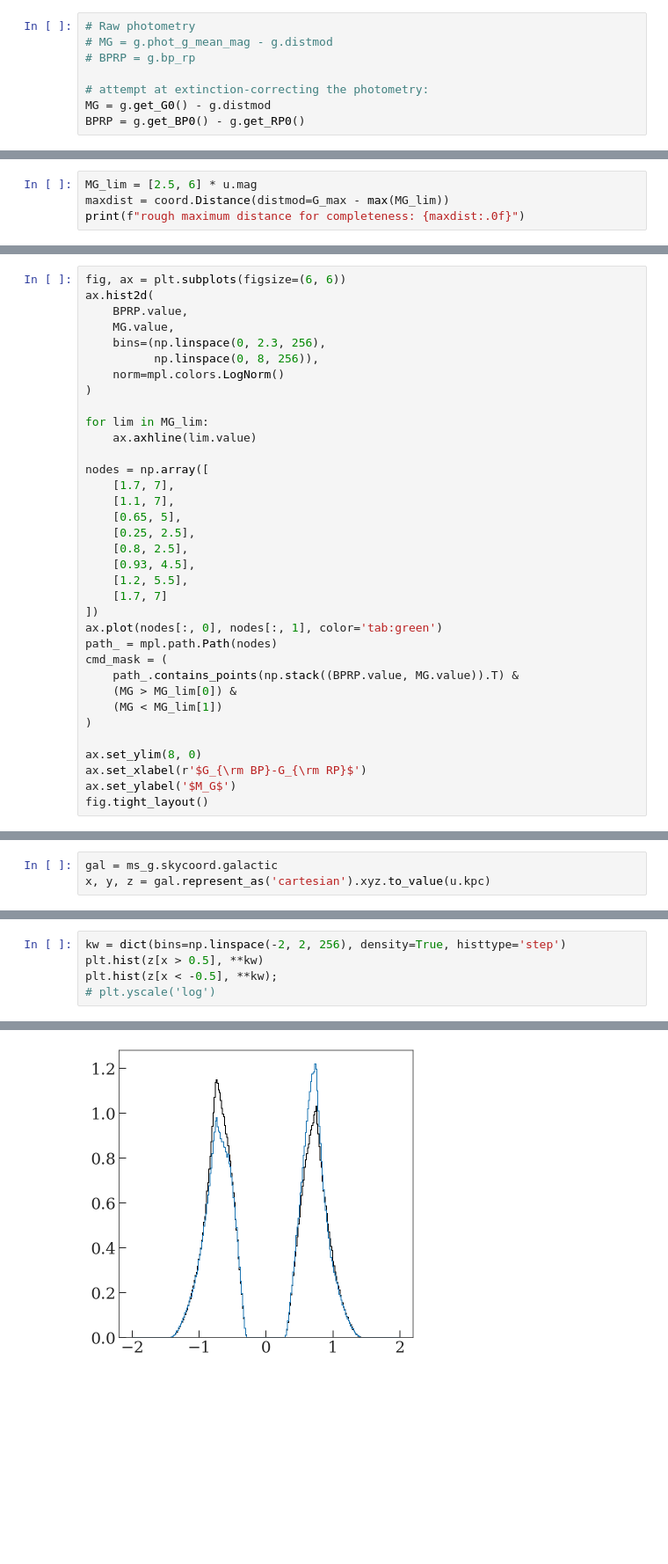
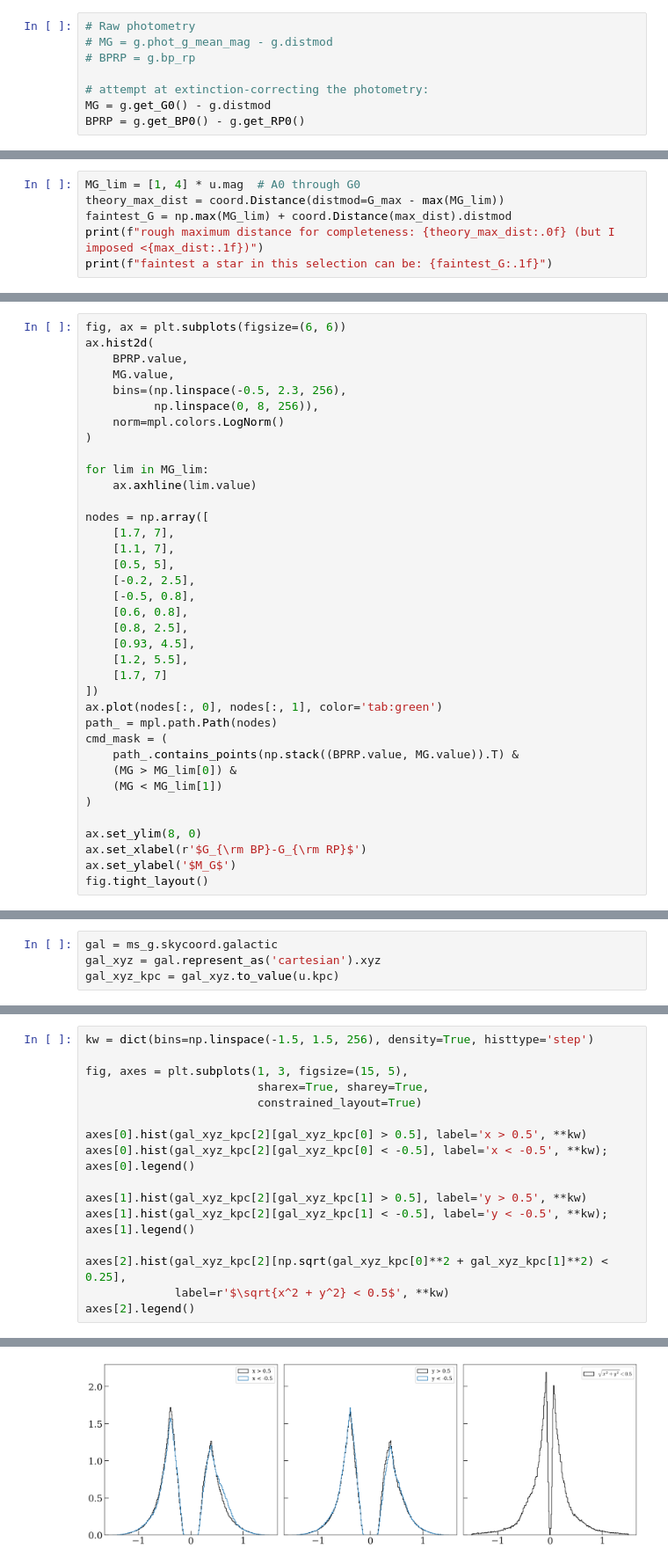
Before and after one commit to adrn/solar-velocity, a Jupyter notebook: notebooks/Midplane.ipynb, the cells around one changed output, grey strips where cells are left out. Shown at 88% size. Saved outputs shown, nothing was run; the diff lists cells and outputs as text; blank space fills up the shorter version.

```diff
--- a/notebooks/Midplane.ipynb
+++ b/notebooks/Midplane.ipynb
@@ -73,6 +114,8 @@ Select the upper main sequence (but not too upper, and remove the giant branch).
 https://www.pas.rochester.edu/~emamajek/EEM_dwarf_UBVIJHK_colors_Teff.txt
 # %%
-MG_lim = [2.5, 6] * u.mag
-maxdist = coord.Distance(distmod=G_max - max(MG_lim))
-print(f"rough maximum distance for completeness: {maxdist:.0f}")
+MG_lim = [1, 4] * u.mag  # A0 through G0
+theory_max_dist = coord.Distance(distmod=G_max - max(MG_lim))
+faintest_G = np.max(MG_lim) + coord.Distance(max_dist).distmod
+print(f"rough maximum distance for completeness: {theory_max_dist:.0f} (but I imposed <{max_dist:.1f})")
+print(f"faintest a star in this selection can be: {faintest_G:.1f}")
 # %% [output]
@@ -106,7 +150,7 @@ fig, ax = plt.subplots(figsize=(6, 6))
 ax.hist2d(
     BPRP.value,
     MG.value,
-    bins=(np.linspace(0, 2.3, 256),
+    bins=(np.linspace(-0.5, 2.3, 256),
           np.linspace(0, 8, 256)),
     norm=mpl.colors.LogNorm()
 )
@@ -117,8 +161,10 @@ for lim in MG_lim:
 nodes = np.array([
     [1.7, 7],
     [1.1, 7],
-    [0.65, 5],
-    [0.25, 2.5],
+    [0.5, 5],
+    [-0.2, 2.5],
+    [-0.5, 0.8],
+    [0.6, 0.8],
     [0.8, 2.5],
     [0.93, 4.5],
     [1.2, 5.5],
@@ -169,3 +221,4 @@ plt.tight_layout()
 # %%
 gal = ms_g.skycoord.galactic
-x, y, z = gal.represent_as('cartesian').xyz.to_value(u.kpc)
+gal_xyz = gal.represent_as('cartesian').xyz
+gal_xyz_kpc = gal_xyz.to_value(u.kpc)
@@ -216,6 +503,19 @@ plt.hist(z, bins=np.linspace(-2, 2, 256));
 # %%
-kw = dict(bins=np.linspace(-2, 2, 256), density=True, histtype='step')
-plt.hist(z[x > 0.5], **kw)
-plt.hist(z[x < -0.5], **kw);
-# plt.yscale('log')
+kw = dict(bins=np.linspace(-1.5, 1.5, 256), density=True, histtype='step')
+
+fig, axes = plt.subplots(1, 3, figsize=(15, 5),
+                         sharex=True, sharey=True,
+                         constrained_layout=True)
+
+axes[0].hist(gal_xyz_kpc[2][gal_xyz_kpc[0] > 0.5], label='x > 0.5', **kw)
+axes[0].hist(gal_xyz_kpc[2][gal_xyz_kpc[0] < -0.5], label='x < -0.5', **kw);
+axes[0].legend()
+
+axes[1].hist(gal_xyz_kpc[2][gal_xyz_kpc[1] > 0.5], label='y > 0.5', **kw)
+axes[1].hist(gal_xyz_kpc[2][gal_xyz_kpc[1] < -0.5], label='y < -0.5', **kw);
+axes[1].legend()
+
+axes[2].hist(gal_xyz_kpc[2][np.sqrt(gal_xyz_kpc[0]**2 + gal_xyz_kpc[1]**2) < 0.25],
+             label=r'$\sqrt{x^2 + y^2} < 0.5$', **kw)
+axes[2].legend()
 # %% [output]
@@ -222 +523 @@ plt.hist(z[x < -0.5], **kw);
-[figure, old version]
+[figure, new version]
```
Also changed, not shown: parts of 40 cells of this notebook, 4 other files.
